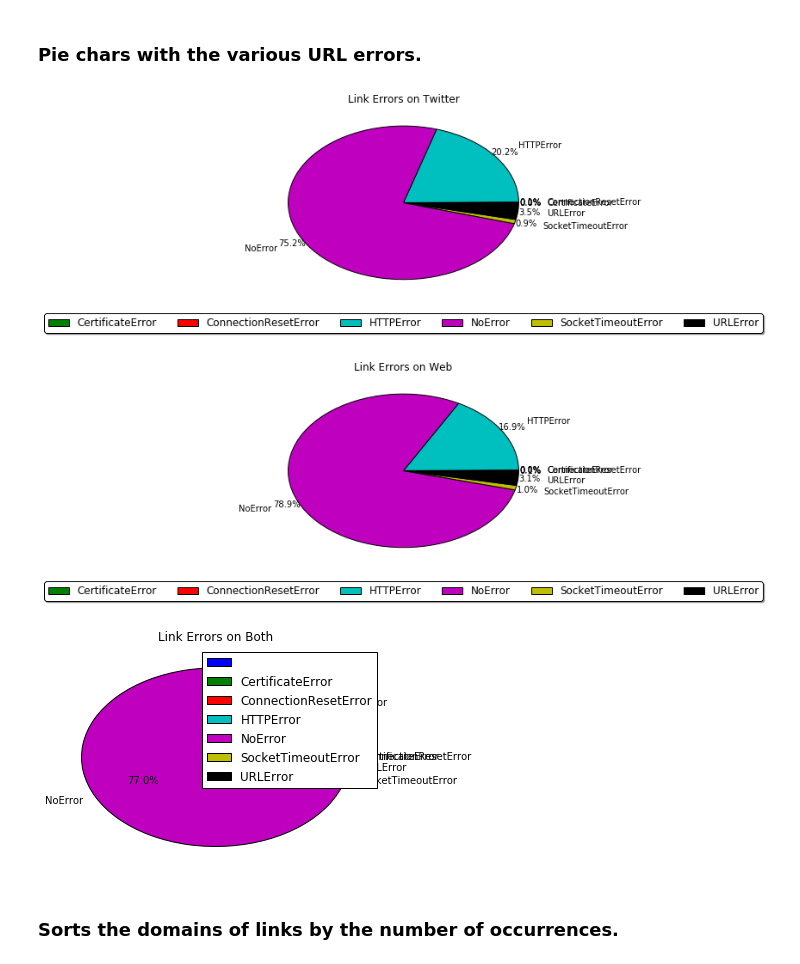
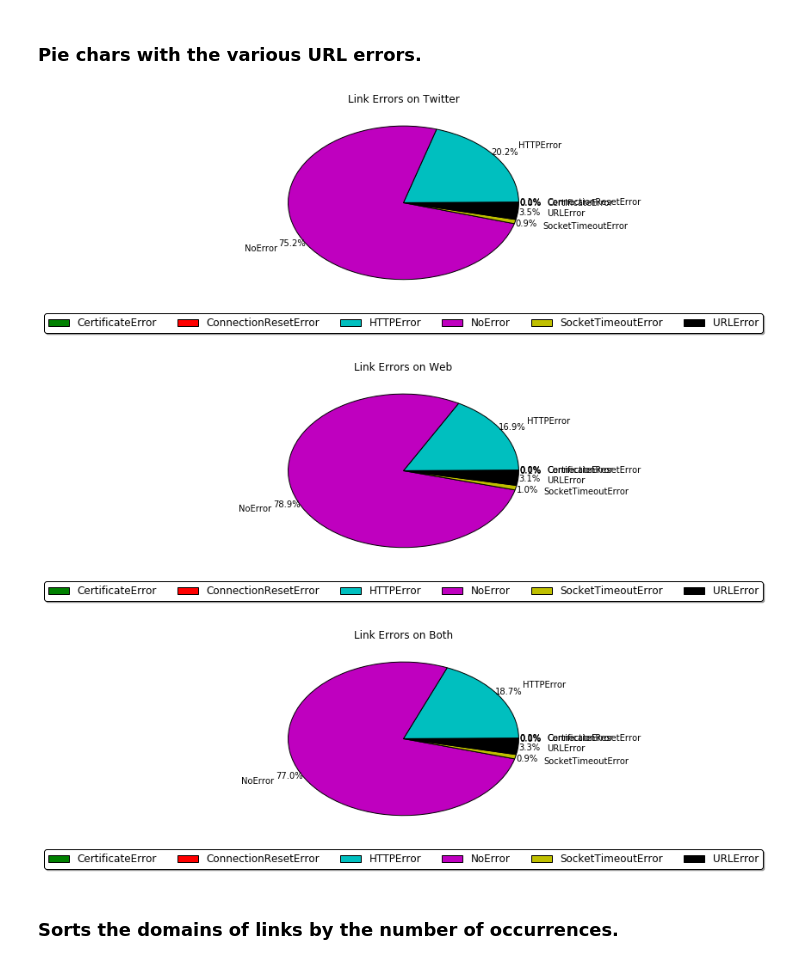
Before and after one commit to psmeros/SciLens, a Jupyter notebook: src/plotLinks.ipynb, the cells around one changed output. Drawn from its saved outputs; the diff is of its cells as text; code cells hidden in the pictures.

```diff
--- a/src/plotLinks.ipynb
+++ b/src/plotLinks.ipynb
@@ -72,34 +72,36 @@ plotCountLinks(-1)
 # %%
 def plotLinkErrors(limitDocuments=10):
 
     if (os.path.exists(cachedDataFrame)):
         documents = pd.read_pickle(cachedDataFrame)
     else:
         documents = resolveURLs(limitDocuments)
         documents.to_pickle(cachedDataFrame)
 
     documents = documents[['doc_type','error']]
 
     #Groups and counts by error and plots the respective pies.
     twitter = documents[documents['doc_type']=='twitter']
     numOfLinks = twitter.shape[0]
     ax = twitter.groupby('error').agg('count').apply(lambda x: x/numOfLinks).plot.pie(y='doc_type', autopct='%1.1f%%', title='Link Errors on Twitter', pctdistance=1.1, labeldistance=1.25)
     ax.set_ylabel('')
     ax.legend(loc='upper center', bbox_to_anchor=(0.5, -0.05), fancybox=True, shadow=True, ncol=6)
     web = documents[documents['doc_type']=='web']
     numOfLinks = web.shape[0]
     ax = web.groupby('error').agg('count').apply(lambda x: x/numOfLinks).plot.pie(y='doc_type', autopct='%1.1f%%', title='Link Errors on Web', pctdistance=1.1, labeldistance=1.25)
     ax.set_ylabel('')
     ax.legend(loc='upper center', bbox_to_anchor=(0.5, -0.05), fancybox=True, shadow=True, ncol=6)
     numOfLinks = documents.shape[0]
-    ax = documents.groupby('error').agg('count').apply(lambda x: x/numOfLinks).plot.pie(y='doc_type', autopct='%1.1f%%', title='Link Errors on Both')
+    ax = documents.groupby('error').agg('count').apply(lambda x: x/numOfLinks).plot.pie(y='doc_type', autopct='%1.1f%%', title='Link Errors on Both', pctdistance=1.1, labeldistance=1.25)
     ax.set_ylabel('')
+    ax.legend(loc='upper center', bbox_to_anchor=(0.5, -0.05), fancybox=True, shadow=True, ncol=6)
 
-plotLinkErrors()
+
+plotLinkErrors(-1)
 # %% [output]
 [figure]
 [figure]
-[figure, old version]
+[figure, new version]
 # %% [markdown]
 ### Sorts the domains of links by the number of occurrences.
 # %%
```
Also changed, not shown: parts of 1 cell of this notebook, 1 other file.
